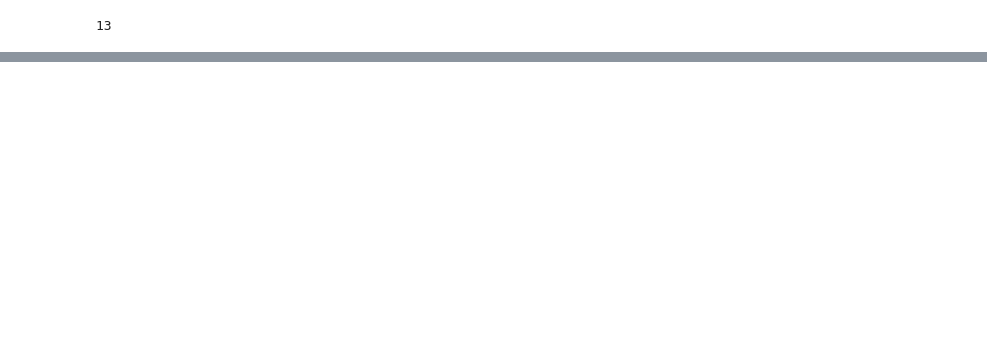
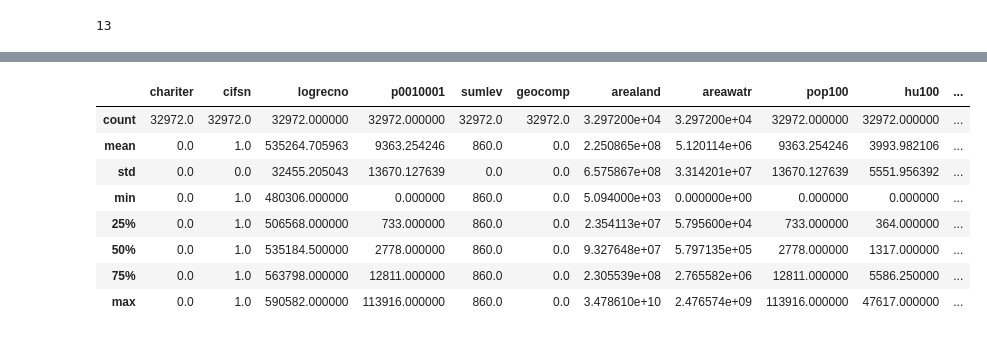
Before and after one commit to Richard-Shimada/US-Zip-Code-Analysis, a Jupyter notebook: Richard Shimada WEB.ipynb, the cells around one changed output, grey strips where cells are left out. Cells and saved outputs as stored; diff of their text form; code cells hidden in the pictures; blank space fills up the shorter version.

```diff
--- a/Richard Shimada WEB.ipynb
+++ b/Richard Shimada WEB.ipynb
@@ -546,0 +340,13 @@ merged.groupby('zip3')['state'].count().sort_values(ascending=False)
+# %%
+#f - overview of population distribution for 5-digit zips
+merged_2.describe()
+# %% [output]
+|  | chariter | cifsn | logrecno | p0010001 | sumlev | geocomp | arealand | areawatr | pop100 | hu100 | ... |
+| count | 32972.0 | 32972.0 | 32972.000000 | 32972.000000 | 32972.0 | 32972.0 | 3.297200e+04 | 3.297200e+04 | 32972.000000 | 32972.000000 | ... |
+| mean | 0.0 | 1.0 | 535264.705963 | 9363.254246 | 860.0 | 0.0 | 2.250865e+08 | 5.120114e+06 | 9363.254246 | 3993.982106 | ... |
+| std | 0.0 | 0.0 | 32455.205043 | 13670.127639 | 0.0 | 0.0 | 6.575867e+08 | 3.314201e+07 | 13670.127639 | 5551.956392 | ... |
+| min | 0.0 | 1.0 | 480306.000000 | 0.000000 | 860.0 | 0.0 | 5.094000e+03 | 0.000000e+00 | 0.000000 | 0.000000 | ... |
+| 25% | 0.0 | 1.0 | 506568.000000 | 733.000000 | 860.0 | 0.0 | 2.354113e+07 | 5.795600e+04 | 733.000000 | 364.000000 | ... |
+| 50% | 0.0 | 1.0 | 535184.500000 | 2778.000000 | 860.0 | 0.0 | 9.327648e+07 | 5.797135e+05 | 2778.000000 | 1317.000000 | ... |
+| 75% | 0.0 | 1.0 | 563798.000000 | 12811.000000 | 860.0 | 0.0 | 2.305539e+08 | 2.765582e+06 | 12811.000000 | 5586.250000 | ... |
+| max | 0.0 | 1.0 | 590582.000000 | 113916.000000 | 860.0 | 0.0 | 3.478610e+10 | 2.476574e+09 | 113916.000000 | 47617.000000 | ... |
```
Also changed, not shown: parts of 79 cells of this notebook, 1 other file.
